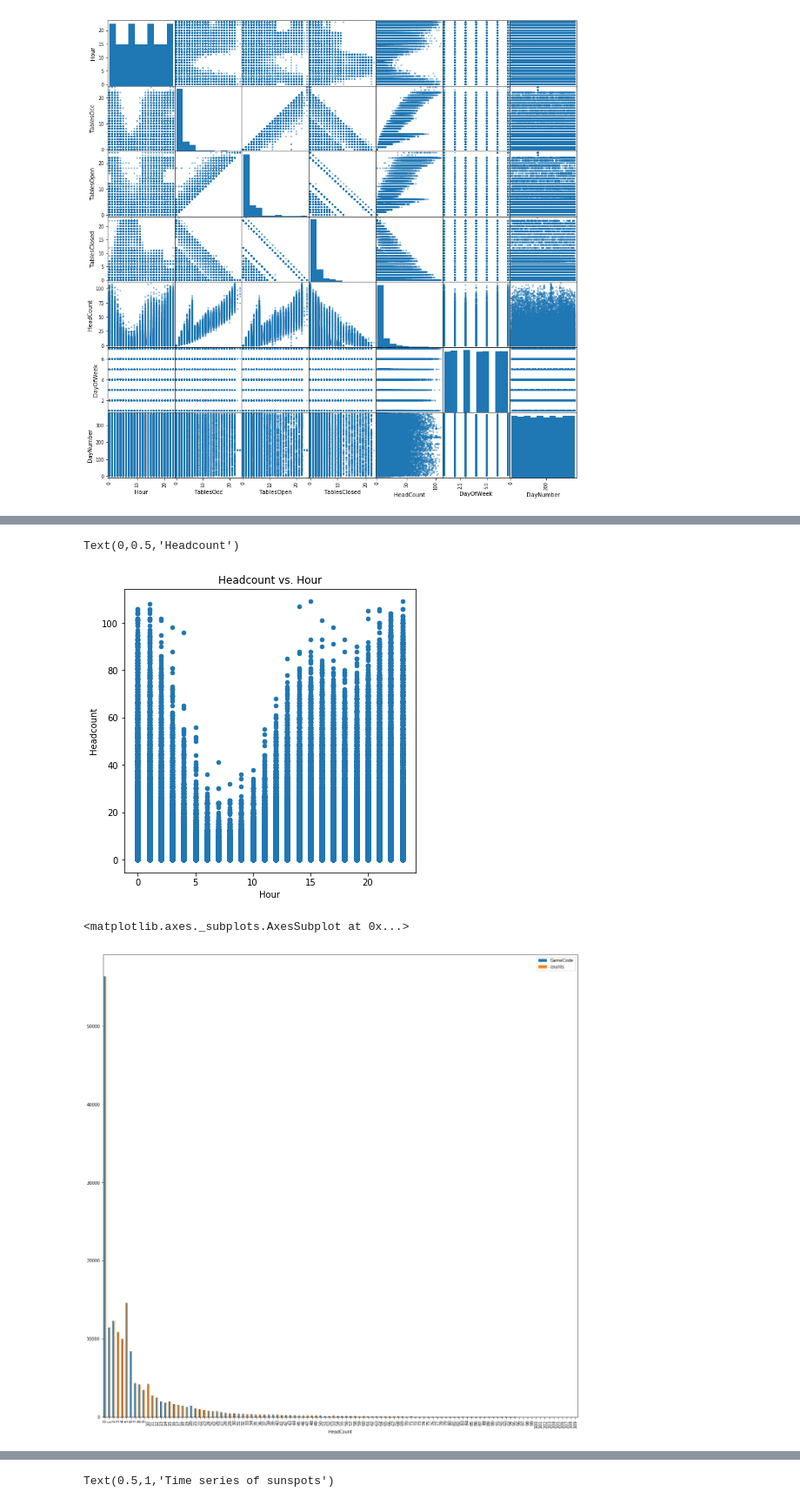
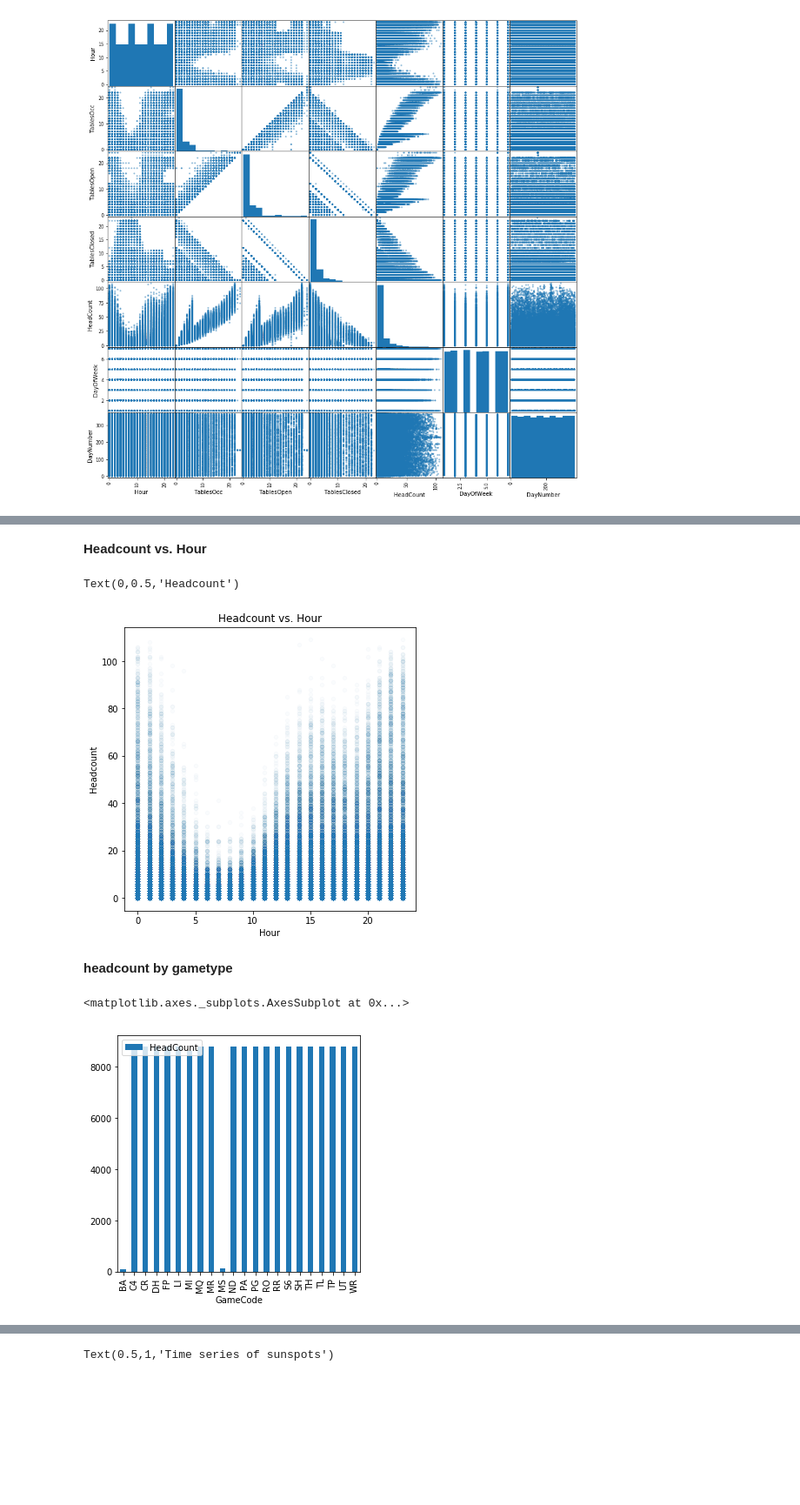
Before and after one commit to ryanarbow/uw_data_science, a Jupyter notebook: DS_methods_and_tools_2/RyanArbow-M01-Vizualization.ipynb, the cells around one changed output, grey strips where cells are left out. Shown: that part at 87% size. Saved outputs shown, nothing was run; the diff lists cells and outputs as text; code cells hidden in the pictures; blank space fills up the shorter version.

```diff
--- a/DS_methods_and_tools_2/RyanArbow-M01-Vizualization.ipynb
+++ b/DS_methods_and_tools_2/RyanArbow-M01-Vizualization.ipynb
@@ -6,3 +6,5 @@ import matplotlib.pyplot as plt
 # %%
 #import csv
 casino = pd.read_csv('JitteredHeadCount.csv')
+casino.loc[:, 'date'] = pd.to_datetime(casino.loc[:, 'DateFormat'])
+casino.set_index('DateFormat', inplace = True)
@@ -60,7 +73,7 @@ casino.head(10)
 # %%
 #change Dataformat to datetime format to be used for time series analysis
-casino.loc[:, 'DateFormat'] = pd.to_datetime(casino.loc[:, 'DateFormat'])
-print(df.dtypes)
+# casino.loc[:, 'DateFormat'] = pd.to_datetime(casino.loc[:, 'DateFormat'])
+# print(casino.dtypes)
 # %% [output]
 GameCode                object
 DateFormat      datetime64[ns]
@@ -98,17 +140,21 @@ Text(0,0.5,'Headcount')
+# %% [markdown]
+**Headcount vs. Hour**
 # %%
 casino['counts'] = 1
 # %%
 ax = plt.figure(figsize=(6,6)).gca()
-casino.plot.scatter(x = 'Hour', y = 'HeadCount', ax = ax)
+casino.plot.scatter(x = 'Hour', y = 'HeadCount', ax = ax, alpha = .02)
 ax.set_title('Headcount vs. Hour')
 ax.set_xlabel('Hour')
 ax.set_ylabel('Headcount')
 # %% [output]
 Text(0,0.5,'Headcount')
-[figure, old version]
+[figure, new version]
+# %% [markdown]
+**headcount by gametype**
 # %%
-ax = plt.figure(figsize=(20, 20)).gca() # define axis
-casino.loc[:, ['GameCode', 'counts', 'HeadCount']].groupby(['HeadCount']).agg('count').plot.bar(ax = ax)
+ax = plt.figure(figsize=(5, 5)).gca() # define axis
+casino.loc[:, ['GameCode', 'HeadCount']].groupby(['GameCode']).agg('count').plot.bar(ax = ax)
 # %% [output]
 <matplotlib.axes._subplots.AxesSubplot at 0x...>
-[figure, old version]
+[figure, new version]
```
Also changed, not shown: parts of 18 cells of this notebook, 2 other files.
